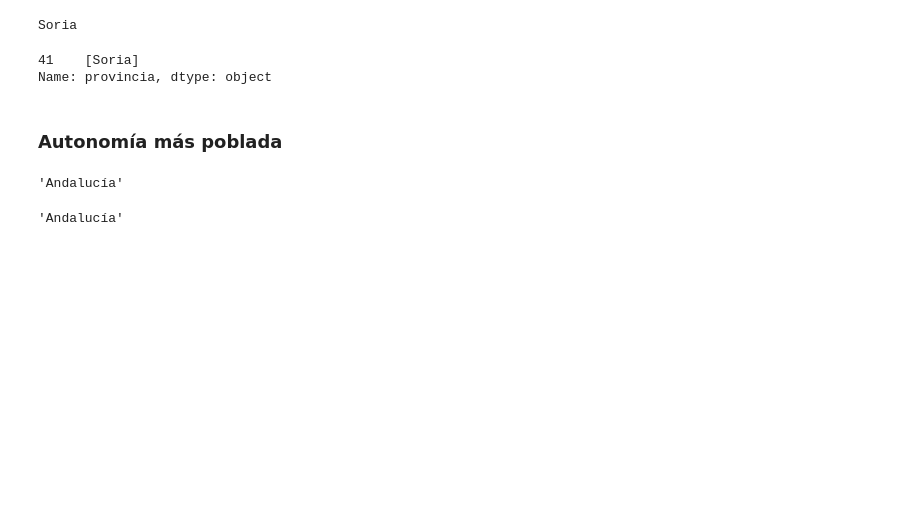
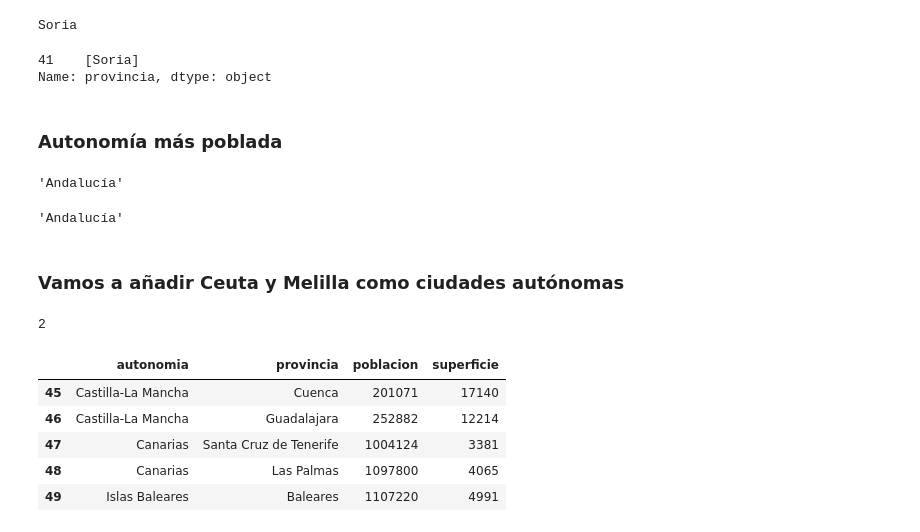
Before and after one commit to dblancoformacion/pandas_provincias, a Jupyter notebook: mysql.ipynb, the cells around one changed output. Drawn from its saved outputs; the diff is of its cells as text; code cells hidden in the pictures; blank space fills up the shorter version.

```diff
--- a/mysql.ipynb
+++ b/mysql.ipynb
@@ -363,3 +366,26 @@ aut = dfa[ dfa.poblacion.max()==dfa.poblacion ].index
 aut.str.split()[0][0]
 # %% [output]
 'Andalucía'
+# %% [markdown]
+### Vamos a añadir Ceuta y Melilla como ciudades autónomas
+# %%
+conn.execute("""
+    INSERT INTO provincias (autonomia,provincia) VALUES
+        ('Ciudades autónomas','Ceuta'),
+        ('Ciudades autónomas','Melilla');
+""")
+# sin commit no se registra definitivamente en la base de datos
+# aunque sí lo tendremos disponible para consultas en esta sesión
+# %% [output]
+2
+# %%
+#df.loc[50]=['Ciudades autónomas','Ceuta','','']
+#df.loc[51]=['Ciudades autónomas','Melilla','','']
+df.tail()
+# %% [output]
+|  | autonomia | provincia | poblacion | superficie |
+| 45 | Castilla-La Mancha | Cuenca | 201071 | 17140 |
+| 46 | Castilla-La Mancha | Guadalajara | 252882 | 12214 |
+| 47 | Canarias | Santa Cruz de Tenerife | 1004124 | 3381 |
+| 48 | Canarias | Las Palmas | 1097800 | 4065 |
+| 49 | Islas Baleares | Baleares | 1107220 | 4991 |
```
Also changed, not shown: parts of 14 cells of this notebook, 1 other file.
